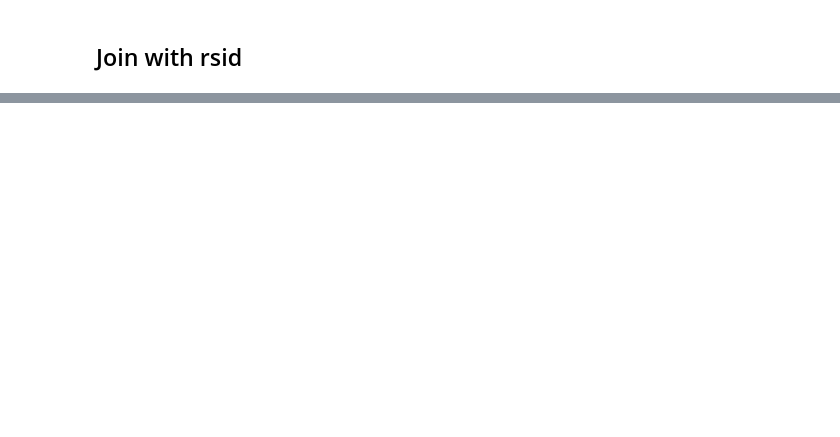
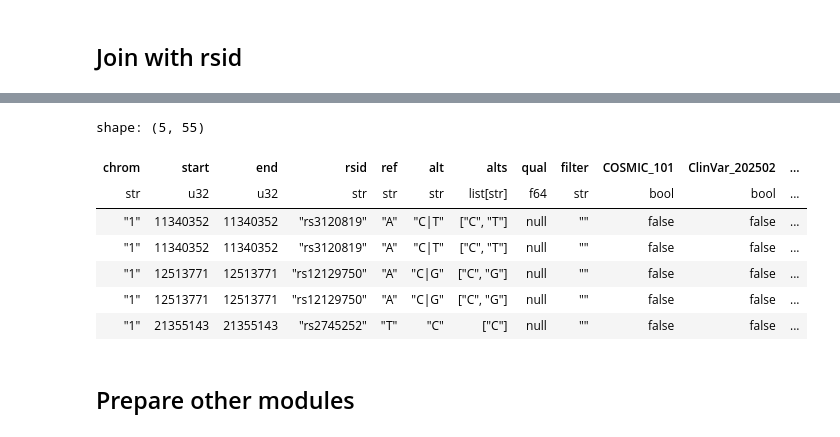
Before and after one commit to dna-seq/prepare-annotations, a Jupyter notebook: notebooks/prepare_modules.ipynb, the cells around one changed output, grey strips where cells are left out. Cells and saved outputs as stored; diff of their text form; code cells hidden in the pictures; blank space fills up the shorter version.

Commit message:
modules schema

```diff
--- a/notebooks/prepare_modules.ipynb
+++ b/notebooks/prepare_modules.ipynb
@@ -289,0 +208,3 @@ for table in tables:
+# %%
+genome = pl.scan_parquet(str(ensembl_cache) + "/*.parquet", low_memory=True)
+genome.head(5).collect(engine="streaming")
@@ -289,0 +220,16 @@ for table in tables:
+# %%
+longevitymap_annotations = (
+    genome.rename({"id": "rsid"})
+    .join(extended_weights, on="rsid")
+    .filter(pl.col("alts").list.contains(pl.col("allele")))
+)
+longevitymap_annotations.head(5).collect(engine="streaming")
+# %% [output]
+shape: (5, 55)
+| chrom | start | end | rsid | ref | alt | alts | qual | filter | COSMIC_101 | ClinVar_202502 | ... |
+| str | u32 | u32 | str | str | str | list[str] | f64 | str | bool | bool | ... |
+| "1" | 11340352 | 11340352 | "rs3120819" | "A" | "C|T" | ["C", "T"] | null | "" | false | false | ... |
+| "1" | 11340352 | 11340352 | "rs3120819" | "A" | "C|T" | ["C", "T"] | null | "" | false | false | ... |
+| "1" | 12513771 | 12513771 | "rs12129750" | "A" | "C|G" | ["C", "G"] | null | "" | false | false | ... |
+| "1" | 12513771 | 12513771 | "rs12129750" | "A" | "C|G" | ["C", "G"] | null | "" | false | false | ... |
+| "1" | 21355143 | 21355143 | "rs2745252" | "T" | "C" | ["C"] | null | "" | false | false | ... |
@@ -289,0 +241,2 @@ for table in tables:
+# %% [markdown]
+## Prepare other modules
```
Also changed, not shown: parts of 47 cells of this notebook, 3 other files.
